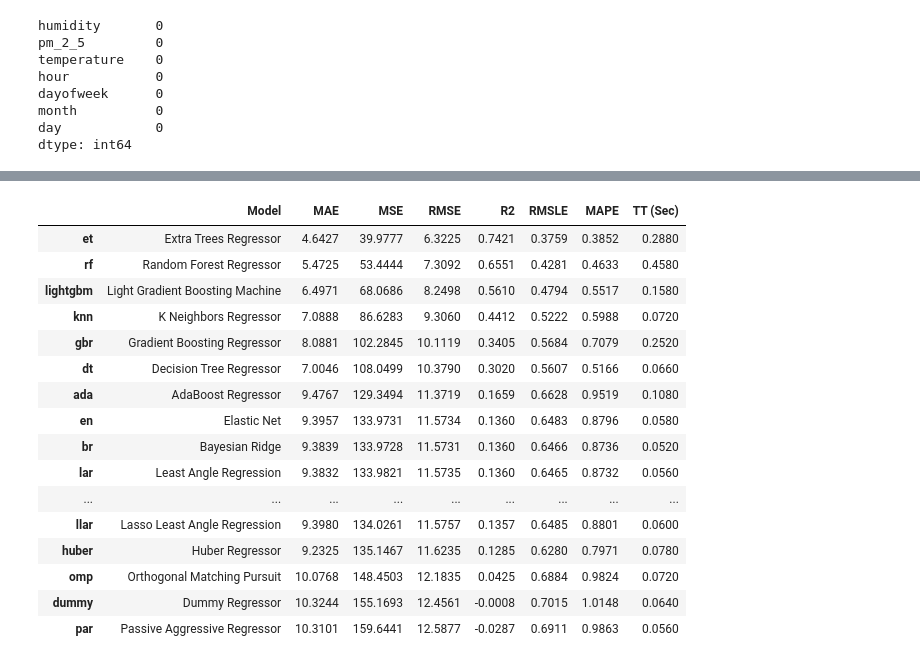
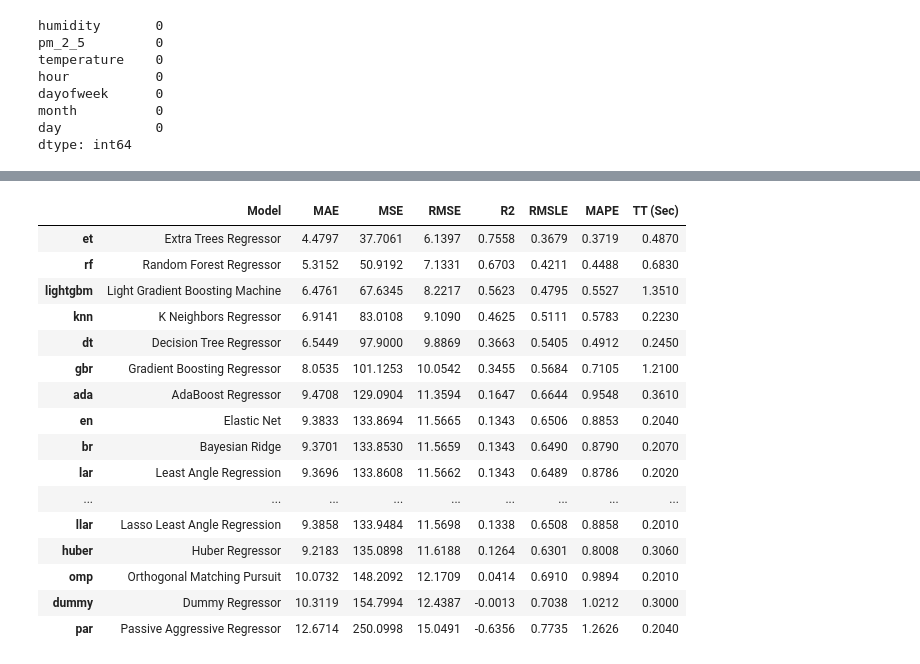
Before and after one commit to Masahiro-No/pm_2_5_project, a Jupyter notebook: models.ipynb, the cells around one changed output, grey strips where cells are left out. Saved outputs shown, nothing was run; the diff lists cells and outputs as text; code cells hidden in the pictures.

```diff
--- a/models.ipynb
+++ b/models.ipynb
@@ -174,0 +138,5 @@ df_use = df_use[(np.abs(stats.zscore(df_use['pm_2_5'])) < 3)]  # ลบค่า
+# %%
+compare_data = df_use[-7:]  # Last 7 known values
+compare_data
+df_use = df_use[:-7]
+compare_data
@@ -178,3 +171,3 @@ humidity temperature and timestamp
 # %%
-ex = setup(data=df_use, target='pm_2_5', fold=5, train_size=0.8, session_id=123, iterative_imputation_iters=100, remove_outliers = True)
+ex = setup(data=df_use, target='pm_2_5', fold=10, train_size=0.8, session_id=123, iterative_imputation_iters=100, remove_outliers = True, use_gpu=True)
 # %% [output]
@@ -198,22 +225,22 @@ ex = setup(data=df_use, target='pm_2_5', fold=5, train_size=0.8, session_id=123,
 # %%
-best_model = compare_models()
+best_model = ex.compare_models()
 # %% [output]
 [interactive output not drawn]
 |  | Model | MAE | MSE | RMSE | R2 | RMSLE | MAPE | TT (Sec) |
-| et | Extra Trees Regressor | 4.6427 | 39.9777 | 6.3225 | 0.7421 | 0.3759 | 0.3852 | 0.2880 |
-| rf | Random Forest Regressor | 5.4725 | 53.4444 | 7.3092 | 0.6551 | 0.4281 | 0.4633 | 0.4580 |
-| lightgbm | Light Gradient Boosting Machine | 6.4971 | 68.0686 | 8.2498 | 0.5610 | 0.4794 | 0.5517 | 0.1580 |
-| knn | K Neighbors Regressor | 7.0888 | 86.6283 | 9.3060 | 0.4412 | 0.5222 | 0.5988 | 0.0720 |
-| gbr | Gradient Boosting Regressor | 8.0881 | 102.2845 | 10.1119 | 0.3405 | 0.5684 | 0.7079 | 0.2520 |
-| dt | Decision Tree Regressor | 7.0046 | 108.0499 | 10.3790 | 0.3020 | 0.5607 | 0.5166 | 0.0660 |
-| ada | AdaBoost Regressor | 9.4767 | 129.3494 | 11.3719 | 0.1659 | 0.6628 | 0.9519 | 0.1080 |
-| en | Elastic Net | 9.3957 | 133.9731 | 11.5734 | 0.1360 | 0.6483 | 0.8796 | 0.0580 |
-| br | Bayesian Ridge | 9.3839 | 133.9728 | 11.5731 | 0.1360 | 0.6466 | 0.8736 | 0.0520 |
-| lar | Least Angle Regression | 9.3832 | 133.9821 | 11.5735 | 0.1360 | 0.6465 | 0.8732 | 0.0560 |
+| et | Extra Trees Regressor | 4.4797 | 37.7061 | 6.1397 | 0.7558 | 0.3679 | 0.3719 | 0.4870 |
+| rf | Random Forest Regressor | 5.3152 | 50.9192 | 7.1331 | 0.6703 | 0.4211 | 0.4488 | 0.6830 |
+| lightgbm | Light Gradient Boosting Machine | 6.4761 | 67.6345 | 8.2217 | 0.5623 | 0.4795 | 0.5527 | 1.3510 |
+| knn | K Neighbors Regressor | 6.9141 | 83.0108 | 9.1090 | 0.4625 | 0.5111 | 0.5783 | 0.2230 |
+| dt | Decision Tree Regressor | 6.5449 | 97.9000 | 9.8869 | 0.3663 | 0.5405 | 0.4912 | 0.2450 |
+| gbr | Gradient Boosting Regressor | 8.0535 | 101.1253 | 10.0542 | 0.3455 | 0.5684 | 0.7105 | 1.2100 |
+| ada | AdaBoost Regressor | 9.4708 | 129.0904 | 11.3594 | 0.1647 | 0.6644 | 0.9548 | 0.3610 |
+| en | Elastic Net | 9.3833 | 133.8694 | 11.5665 | 0.1343 | 0.6506 | 0.8853 | 0.2040 |
+| br | Bayesian Ridge | 9.3701 | 133.8530 | 11.5659 | 0.1343 | 0.6490 | 0.8790 | 0.2070 |
+| lar | Least Angle Regression | 9.3696 | 133.8608 | 11.5662 | 0.1343 | 0.6489 | 0.8786 | 0.2020 |
 | ... | ... | ... | ... | ... | ... | ... | ... | ... |
-| llar | Lasso Least Angle Regression | 9.3980 | 134.0261 | 11.5757 | 0.1357 | 0.6485 | 0.8801 | 0.0600 |
-| huber | Huber Regressor | 9.2325 | 135.1467 | 11.6235 | 0.1285 | 0.6280 | 0.7971 | 0.0780 |
-| omp | Orthogonal Matching Pursuit | 10.0768 | 148.4503 | 12.1835 | 0.0425 | 0.6884 | 0.9824 | 0.0720 |
-| dummy | Dummy Regressor | 10.3244 | 155.1693 | 12.4561 | -0.0008 | 0.7015 | 1.0148 | 0.0640 |
-| par | Passive Aggressive Regressor | 10.3101 | 159.6441 | 12.5877 | -0.0287 | 0.6911 | 0.9863 | 0.0560 |
+| llar | Lasso Least Angle Regression | 9.3858 | 133.9484 | 11.5698 | 0.1338 | 0.6508 | 0.8858 | 0.2010 |
+| huber | Huber Regressor | 9.2183 | 135.0898 | 11.6188 | 0.1264 | 0.6301 | 0.8008 | 0.3060 |
+| omp | Orthogonal Matching Pursuit | 10.0732 | 148.2092 | 12.1709 | 0.0414 | 0.6910 | 0.9894 | 0.2010 |
+| dummy | Dummy Regressor | 10.3119 | 154.7994 | 12.4387 | -0.0013 | 0.7038 | 1.0212 | 0.3000 |
+| par | Passive Aggressive Regressor | 12.6714 | 250.0998 | 15.0491 | -0.6356 | 0.7735 | 1.2626 | 0.2040 |
 [interactive output not drawn]
```
Also changed, not shown: parts of 47 cells of this notebook.
